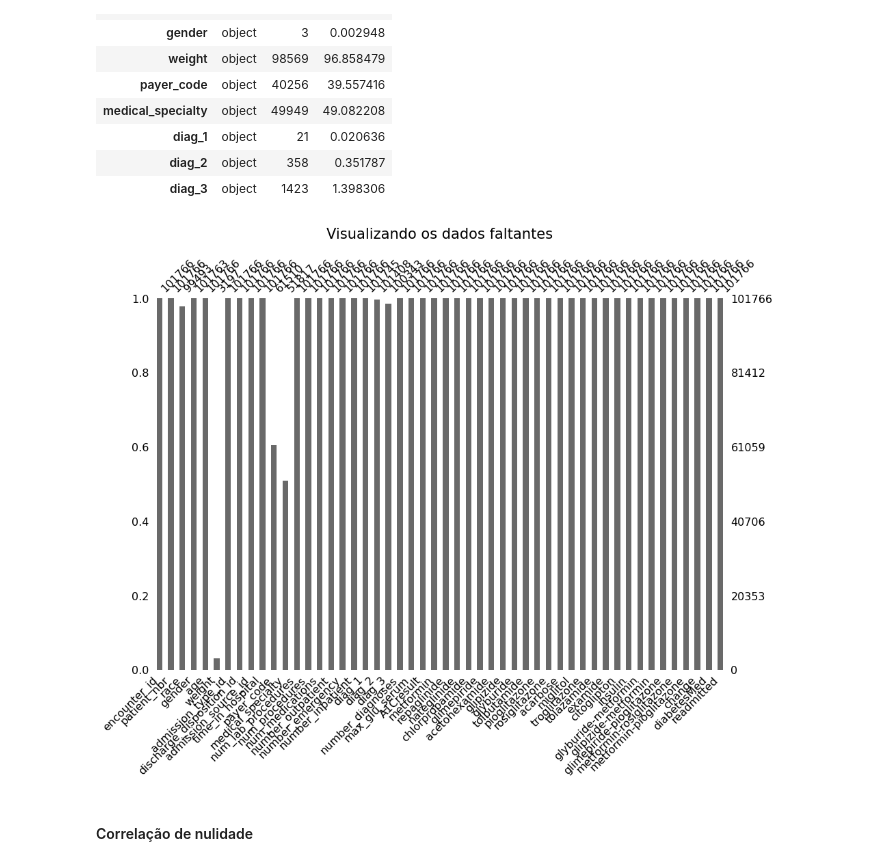
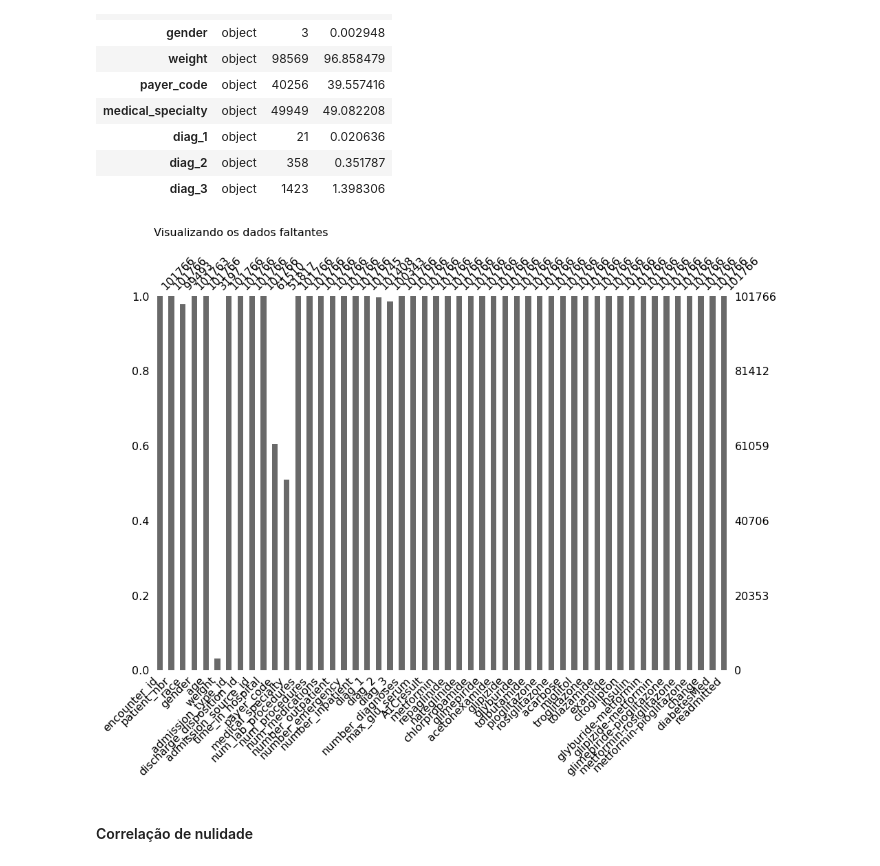
Before and after one commit to LilianeAquino/aed_projeto_3, a Jupyter notebook: template.ipynb, the cells around one changed output. Saved outputs shown, nothing was run; the diff lists cells and outputs as text; code cells hidden in the pictures.

```diff
--- a/template.ipynb
+++ b/template.ipynb
@@ -260,10 +249,10 @@ data_missing[data_missing['NA #'] > 0].set_index('nomes')
 | diag_3 | object | 1423 | 1.398306 |
 # %%
 msno.bar(data, figsize=[15, 10])
-plt.title('Visualizando os dados faltantes', y=1.15, size=21)
+plt.title('Visualizando os dados faltantes', y=1.15, size=16, loc='left')
 plt.show()
 # %% [output]
-[figure, old version]
+[figure, new version]
 # %% [markdown]
 #### Correlação de nulidade
 # %%
```
Also changed, not shown: parts of 27 cells of this notebook, 1 other file.
